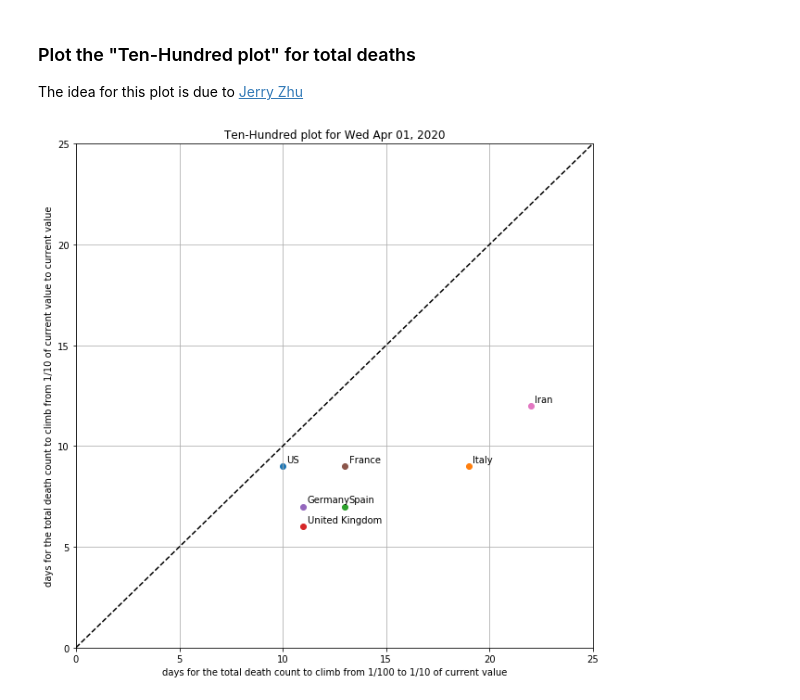
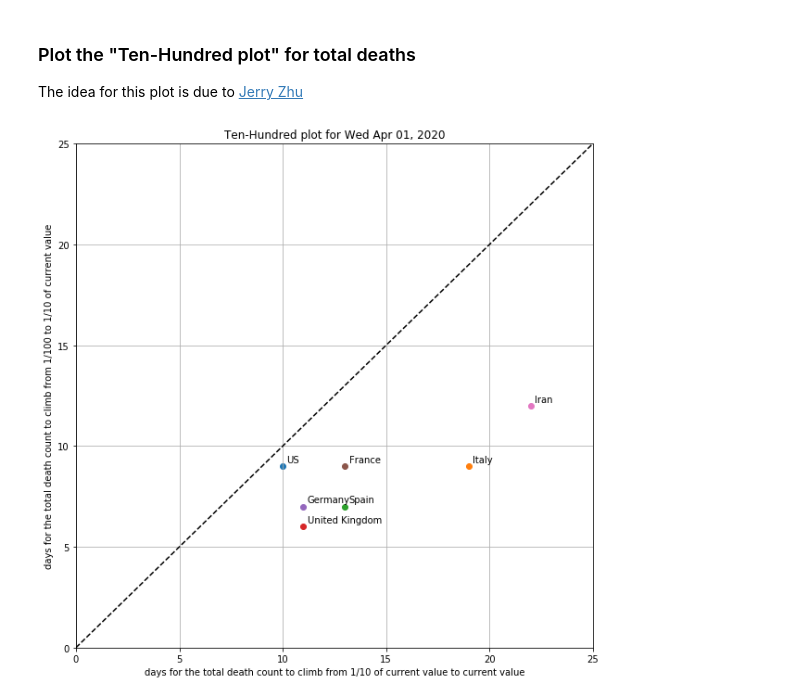
Before and after one commit to LaurentLessard/covid19, a Jupyter notebook: covid.ipynb, the cells around one changed output. Drawn from its saved outputs; the diff is of its cells as text; code cells hidden in the pictures.

```diff
--- a/covid.ipynb
+++ b/covid.ipynb
@@ -98,28 +98,28 @@ The idea for this plot is due to [Jerry Zhu](https://www.youtube.com/watch?v=NP3
 # %%
 # selected countries (should have >> 100 deaths for the plot to be meaningful)
 countries = ['US','Italy','Spain','United Kingdom','Germany','France','Iran']
 min_deaths = 10
 
 # strip time indices since they don't matter for this plot
 df_stripped = df.reset_index(drop=True)
 
 plt.figure(figsize=(10,10))
 
 for country in countries:
     data = df_stripped[country]
     ix_end = data.index[-1]
     ix_10  = data[ data < data.iloc[-1]/10  ].index[-1]
     ix_100 = data[ data < data.iloc[-1]/100 ].index[-1]
     x = ix_end - ix_10
     y = ix_10 - ix_100
     plt.scatter( x, y, marker="o", label=data.name )
     plt.text( x+.2, y+.2, country )
 plt.plot([0,100],[0,100],'k--')
 
-plt.xlabel("days for the total death count to climb from 1/100 to 1/10 of current value")
-plt.ylabel("days for the total death count to climb from 1/10 of current value to current value")
+plt.xlabel("days for the total death count to climb from 1/10 of current value to current value")
+plt.ylabel("days for the total death count to climb from 1/100 to 1/10 of current value")
 plt.grid()
 plt.axis([0,25,0,25])
 plt.title("Ten-Hundred plot for %s" % latest_date);
 # %% [output]
-[figure, old version]
+[figure, new version]
```
